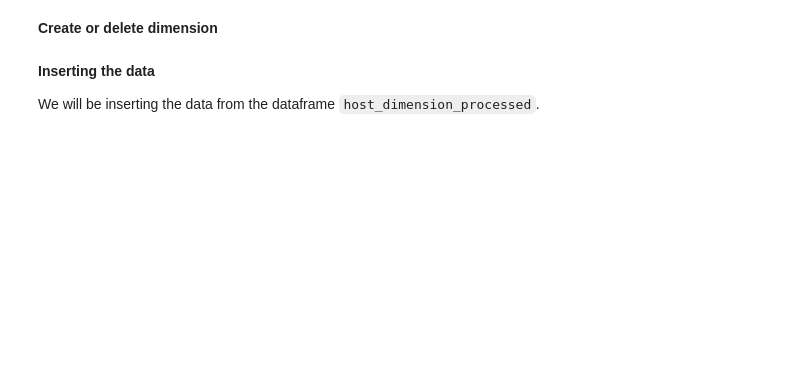
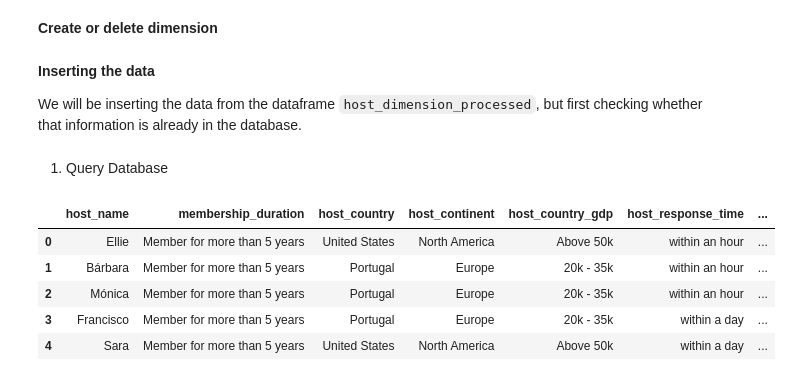
Before and after one commit to beatriz-lima/TPD-Airbnb-Data, a Jupyter notebook: Notebooks/ETL_Host.ipynb, the cells around one changed output. Saved outputs shown, nothing was run; the diff lists cells and outputs as text; code cells hidden in the pictures; blank space fills up the shorter version.

```diff
--- a/Notebooks/ETL_Host.ipynb
+++ b/Notebooks/ETL_Host.ipynb
@@ -368,8 +366,21 @@ excuteSingleSQLstatement(create_table, host_di, db_di, user_di, pwd)
 # %% [markdown]
 **Inserting the data**
 
-We will be inserting the data from the dataframe `host_dimension_processed`.
+We will be inserting the data from the dataframe `host_dimension_processed`, but first checking whether that information is already in the database.
 # %%
+# Useful methods
+
+def query_table(conn, table_name):
+    """Returns DataFrame with queried database table"""
+    sql = "select * from {}".format(table_name)
+    #return dataframe
+    return sqlio.read_sql_query(sql, conn)
+
+def get_data_to_insert(df1, df2, columns):
+    #Check if data of df1's given columns is in df2
+    #Only works if df1 and df2 have the same columns
+    return df1[~df1[columns].apply(tuple,1).isin(df2[columns].apply(tuple,1))]
+
 def insert_data(df, table_name, conn):
     # Method for bulk insert
 
@@ -390,3 +401,18 @@ def insert_data(df, table_name, conn):
         if conn is not None:
             conn.close()
     return success
+# %% [markdown]
+1. Query Database
+# %%
+conn = pg.connect(host=host_di, database=db_di, user=user_di, password=pwd)
+df_sql = query_table(conn, 'Host')
+conn.close()
+df_sql.drop(['host_id'], axis=1, inplace=True)
+df_sql.head()
+# %% [output]
+|  | host_name | membership_duration | host_country | host_continent | host_country_gdp | host_response_time | ... |
+| 0 | Ellie | Member for more than 5 years | United States | North America | Above 50k | within an hour | ... |
+| 1 | Bárbara | Member for more than 5 years | Portugal | Europe | 20k - 35k | within an hour | ... |
+| 2 | Mónica | Member for more than 5 years | Portugal | Europe | 20k - 35k | within an hour | ... |
+| 3 | Francisco | Member for more than 5 years | Portugal | Europe | 20k - 35k | within a day | ... |
+| 4 | Sara | Member for more than 5 years | United States | North America | Above 50k | within a day | ... |
```
Also changed, not shown: parts of 8 cells of this notebook, 1 other file.
